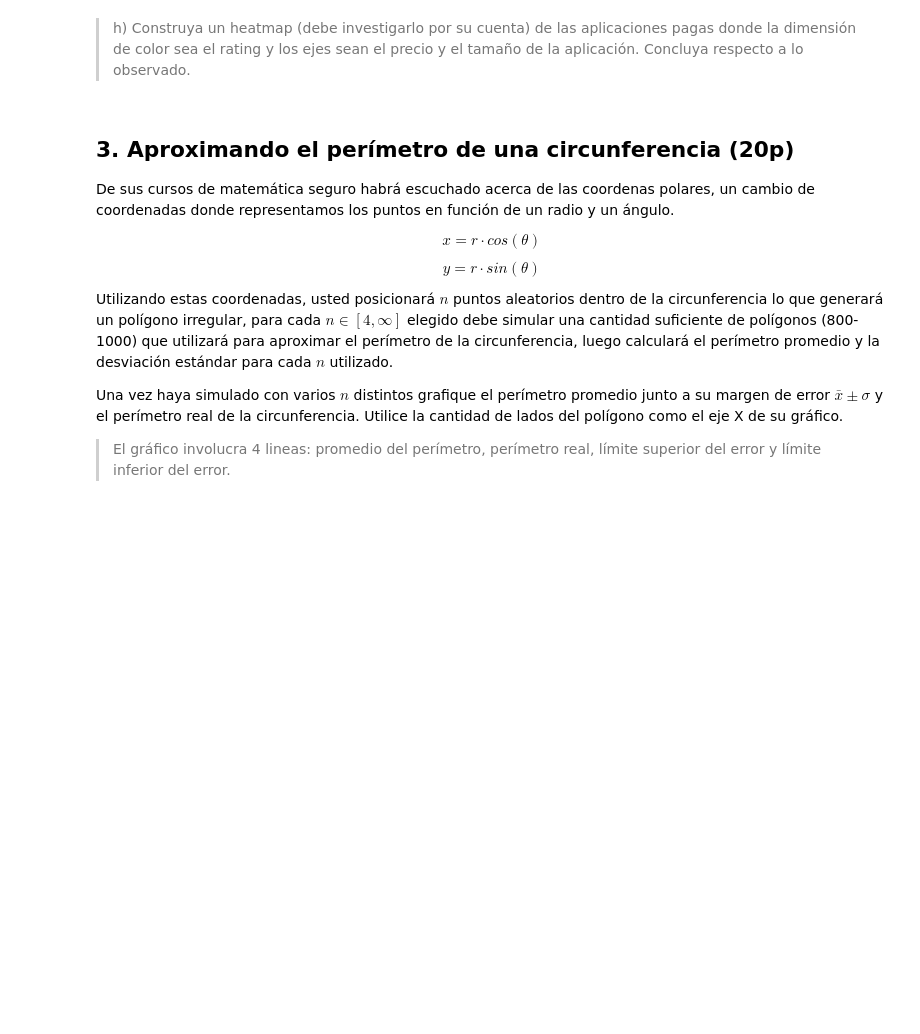
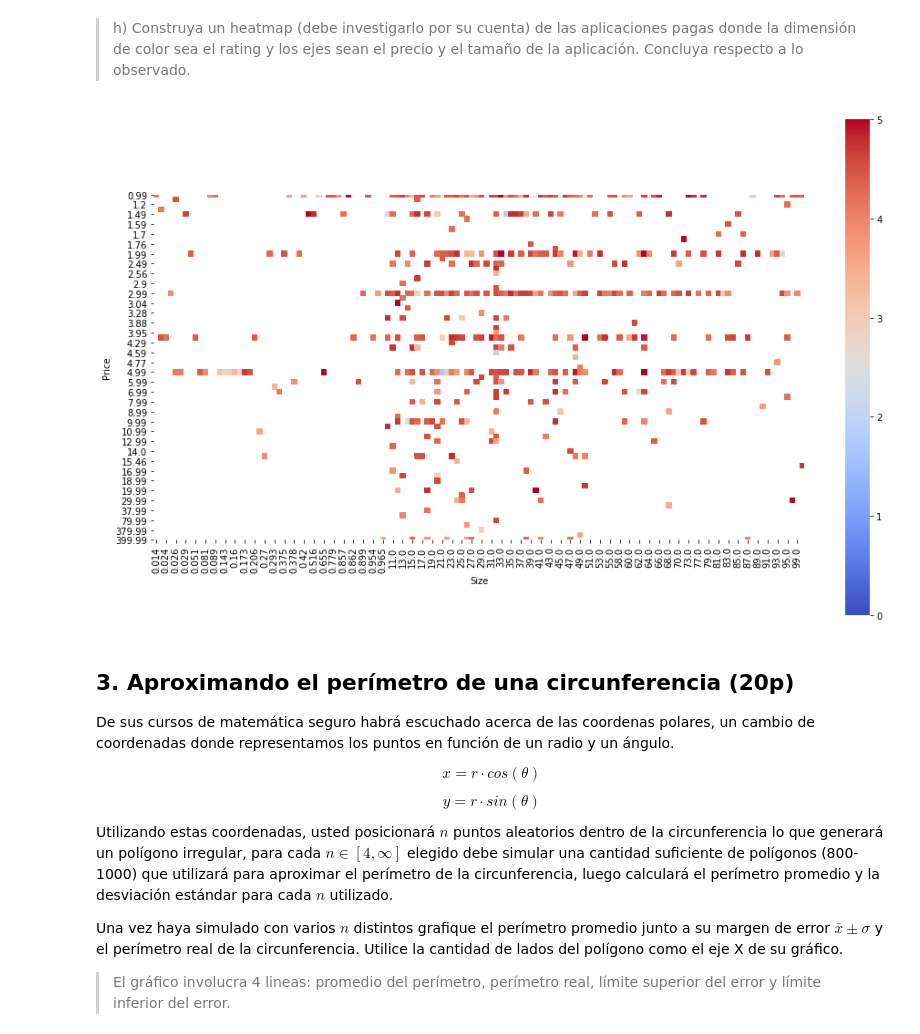
Before and after one commit to Felipitoo/estaca, a Jupyter notebook: Laboratorio 1.ipynb, the cells around one changed output. Drawn from its saved outputs; the diff is of its cells as text; code cells hidden in the pictures; blank space fills up the shorter version.

Commit message:
heatmaps y histogramas

```diff
--- a/Laboratorio 1.ipynb
+++ b/Laboratorio 1.ipynb
@@ -589,5 +879,63 @@ False
 # %% [markdown]
 >h) Construya un heatmap (debe investigarlo por su cuenta) de las aplicaciones pagas donde la dimensión de color sea el rating y los ejes sean el precio y el tamaño de la aplicación. Concluya respecto a lo observado.
+# %%
+import numpy as np
+import pandas as pd
+import seaborn as sns
+import matplotlib.pyplot as plt
+
+%matplotlib inline
+
+def tamanno_M(x):
+    if "Varies with device" == x :
+        return x
+    if "M" in x :
+        x = x.replace(".","").replace("M","")
+        return float(x)
+    elif "k" in x:
+        x = x.replace(".","").replace("k","")
+        x = float(x)/float(10**3)
+        return x
+
+def cleaning(x,prom):
+    if x == "Varies with device" :
+        return prom
+    else:
+        return x
+def precios(x):
+    return float(x.replace("$",""))
+data = pd.read_csv("googleplaystore.csv")
+
+data.drop_duplicates("App",keep = "first", inplace = True)
+
+i = data[data["Rating"] == 19].index
+
+
+data=data.drop(i)
+
+
+data["Size"] = data["Size"].apply(tamanno_M)
+
+data["Size"] = data["Size"].apply(cleaning,prom = data[data["Size"] != "Varies with device"]["Size"].median())
+
+data["Price"] = data["Price"].apply(precios)
+
+
+
+data= data[data["Type"] == "Paid"]
+
+plt.figure(figsize=(16,10))
+
+a = data.pivot_table(index='Price',
+                   columns='Size',
+                   values='Rating',
+                   aggfunc='median')
+
+
+ax = sns.heatmap(a, cmap="coolwarm", square = True, vmin=0, vmax=5)
+plt.show()
+# %% [output]
+[figure, added]
 # %% [markdown]
 ## 3. Aproximando el perímetro de una circunferencia (20p)
 
```
Also changed, not shown: parts of 4 cells of this notebook, 1 other file.
